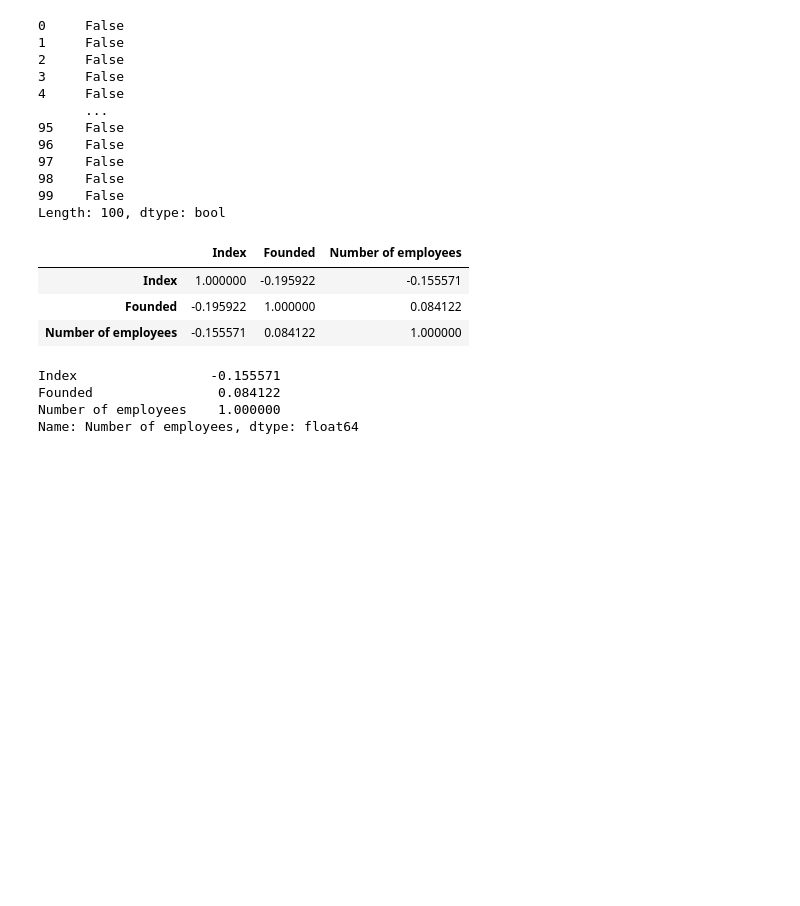
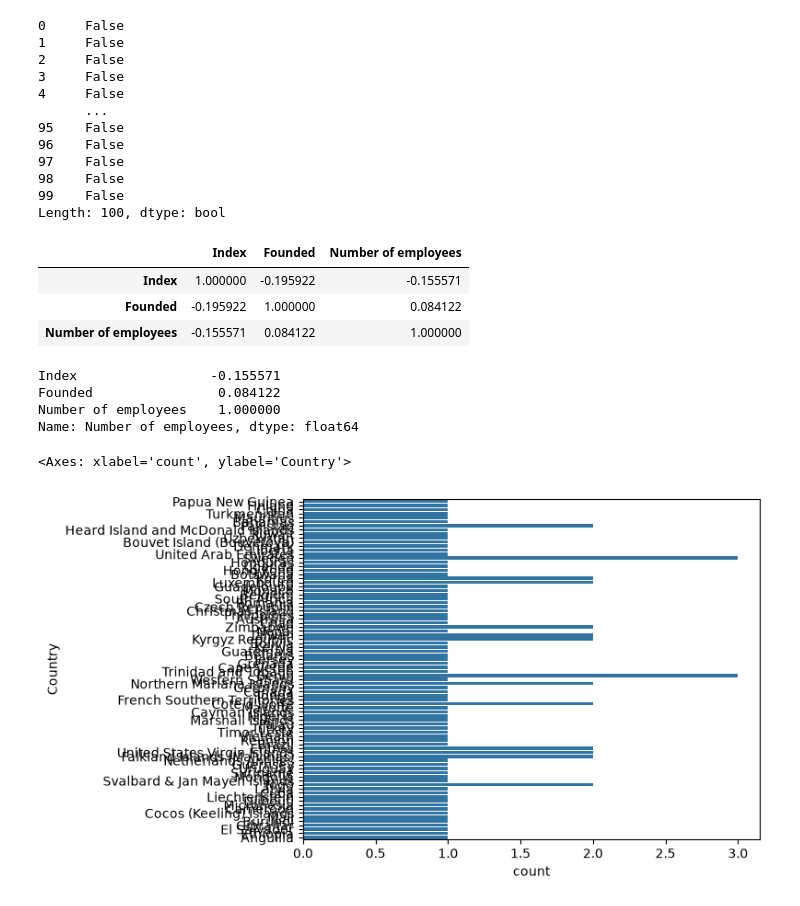
Before and after one commit to naimNB/100-days-of-machine-learning, a Jupyter notebook: math.ipynb, the cells around one changed output. Drawn from its saved outputs; the diff is of its cells as text; code cells hidden in the pictures; blank space fills up the shorter version.

```diff
--- a/math.ipynb
+++ b/math.ipynb
@@ -83,0 +86,5 @@ Name: Number of employees, dtype: float64
+# %%
+sns.countplot(df['Country'])
+# %% [output]
+<Axes: xlabel='count', ylabel='Country'>
+[figure, added]
```
Also changed, not shown: parts of 11 cells of this notebook, 1 other file.
